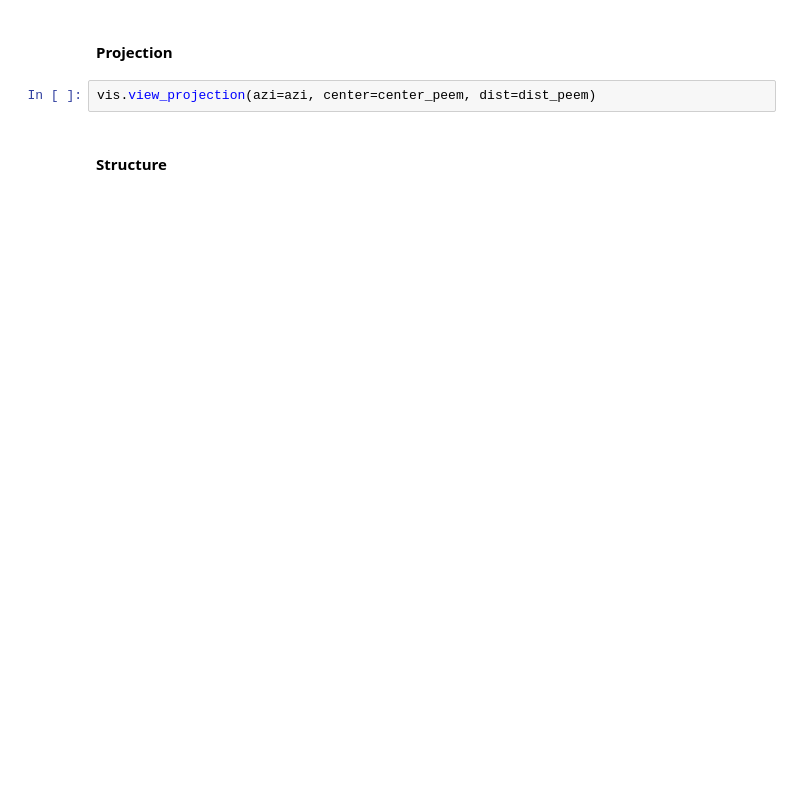
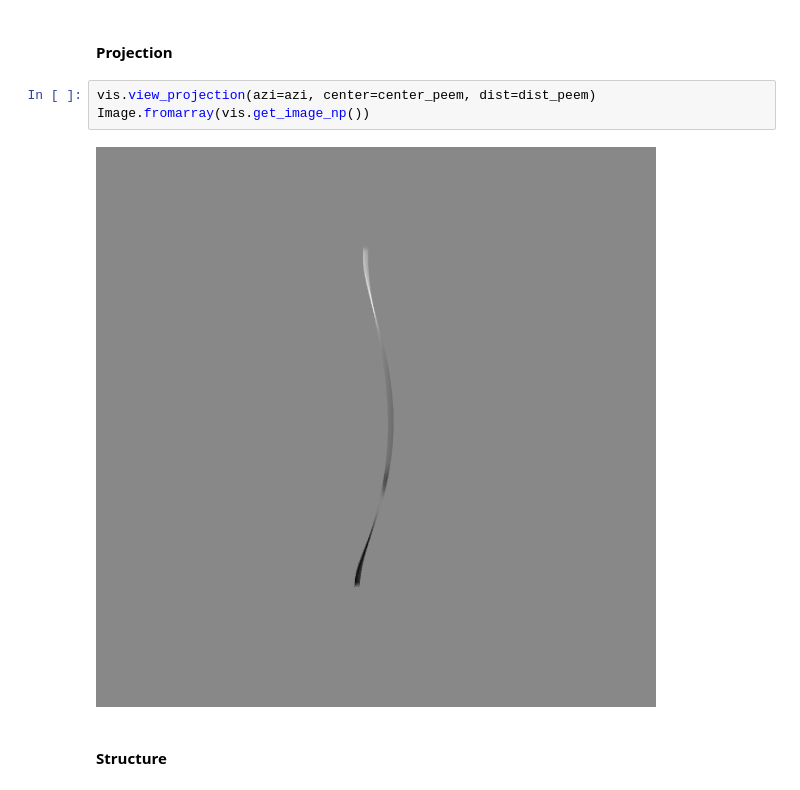
Before and after one commit to Skoricius/xmcd-projection, a Jupyter notebook: examples/magnumfe_projection.ipynb, the cells around one changed output. Drawn from its saved outputs; the diff is of its cells as text; blank space fills up the shorter version.

```diff
--- a/examples/magnumfe_projection.ipynb
+++ b/examples/magnumfe_projection.ipynb
@@ -90,6 +97,9 @@ vis.view_both(azi=azi, center=center_peem, dist=dist_peem)
 #### Projection
 # %%
 vis.view_projection(azi=azi, center=center_peem, dist=dist_peem)
+Image.fromarray(vis.get_image_np())
+# %% [output]
+[figure, added]
 # %% [markdown]
 #### Structure
 # %%
```
Also changed, not shown: parts of 9 cells of this notebook, 10 other files.
